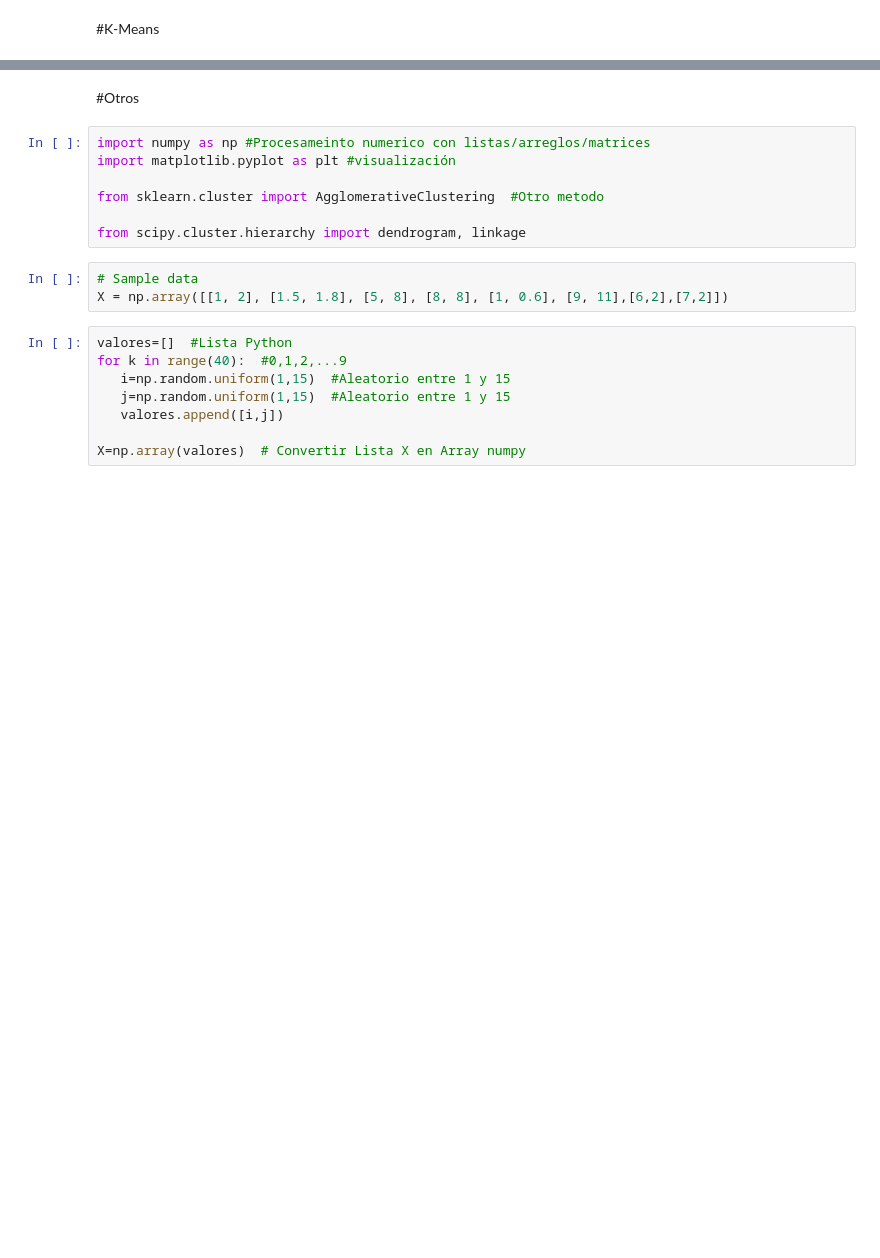
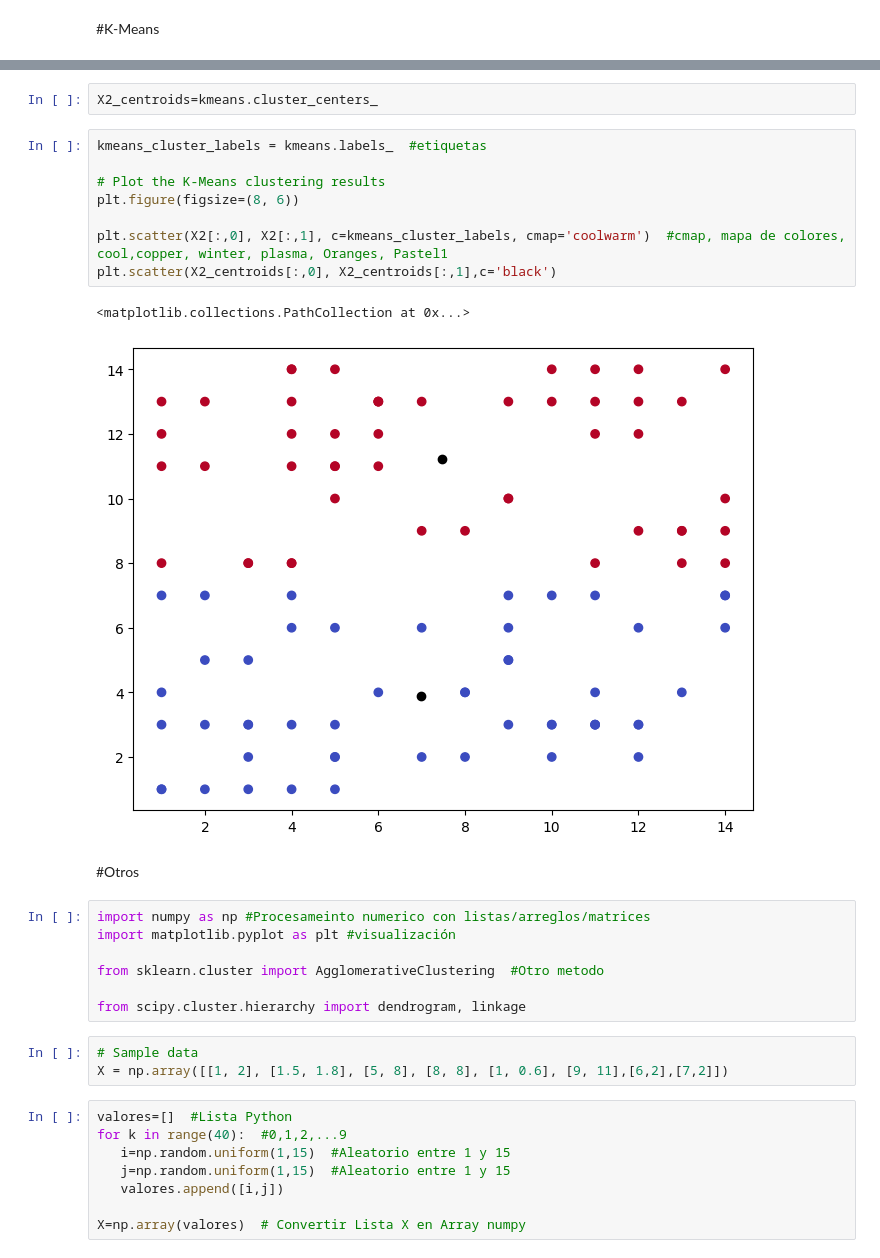
Before and after one commit to rvgithubi/GraficosCurso, a Jupyter notebook: 2025B_Tec_Emergentes_Clustering.ipynb, the cells around one changed output, grey strips where cells are left out. Saved outputs shown, nothing was run; the diff lists cells and outputs as text; blank space fills up the shorter version.

```diff
--- a/2025B_Tec_Emergentes_Clustering.ipynb
+++ b/2025B_Tec_Emergentes_Clustering.ipynb
@@ -68,3 +162,16 @@ plt.show()
+# %%
+X2_centroids=kmeans.cluster_centers_
+# %%
+kmeans_cluster_labels = kmeans.labels_  #etiquetas
+
+# Plot the K-Means clustering results
+plt.figure(figsize=(8, 6))
+
+plt.scatter(X2[:,0], X2[:,1], c=kmeans_cluster_labels, cmap='coolwarm')  #cmap, mapa de colores, cool,copper, winter, plasma, Oranges, Pastel1
+plt.scatter(X2_centroids[:,0], X2_centroids[:,1],c='black')
+# %% [output]
+<matplotlib.collections.PathCollection at 0x...>
+[figure, added]
 # %% [markdown]
 #Otros
 # %%
```
Also changed, not shown: parts of 32 cells of this notebook.
